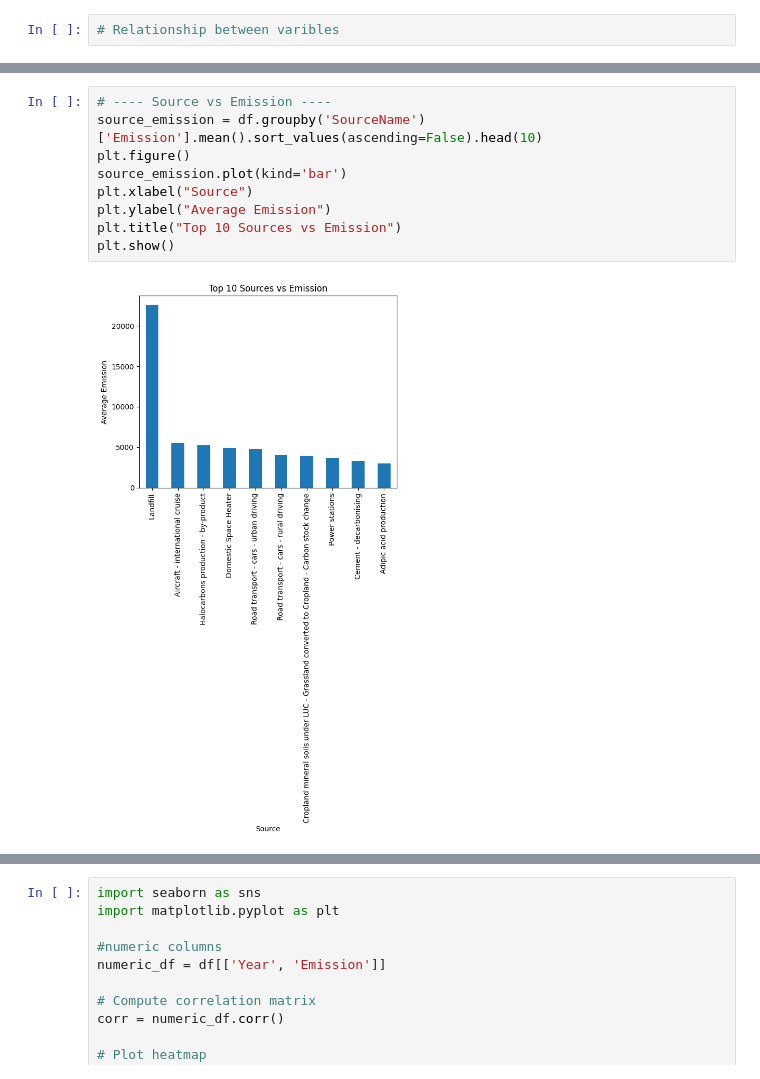
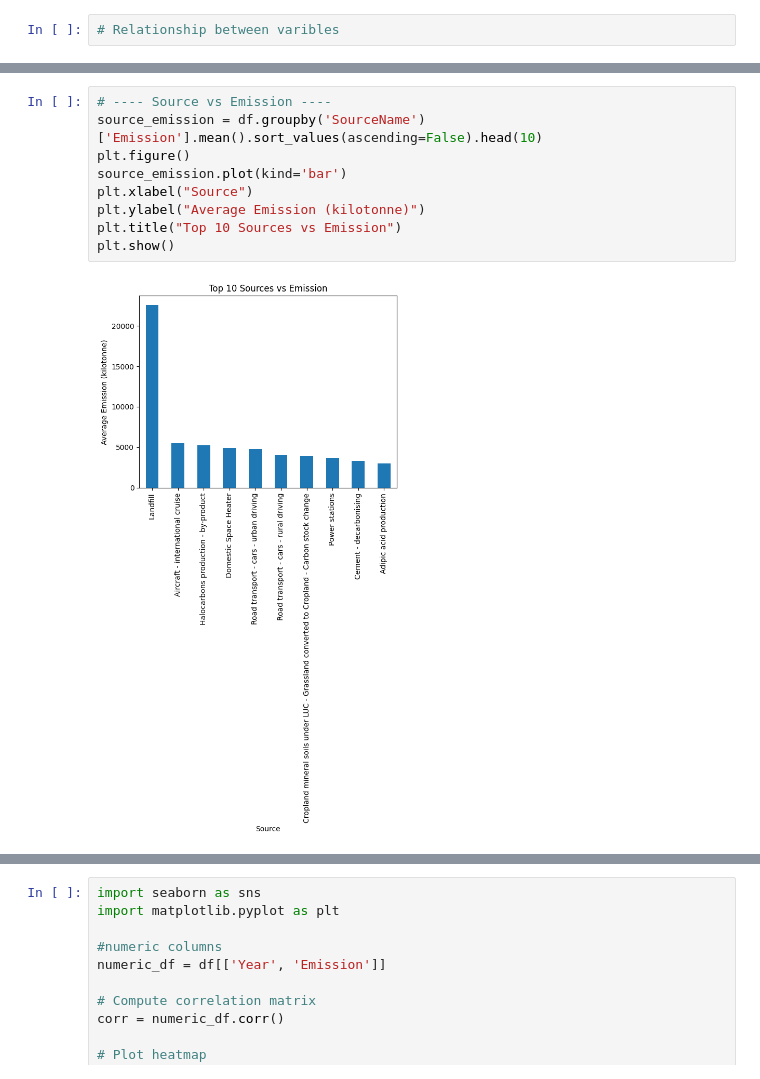
Before and after one commit to Valluru-Abhinaya/Data-Science-Final-Project, a Jupyter notebook: Final Project Code(DS).ipynb, the cells around one changed output, grey strips where cells are left out. Drawn from its saved outputs; the diff is of its cells as text.

```diff
--- a/Final Project Code(DS).ipynb
+++ b/Final Project Code(DS).ipynb
@@ -149,14 +149,14 @@ plt.show()
 # %%
 # ---- Source vs Emission ----
 source_emission = df.groupby('SourceName')['Emission'].mean().sort_values(ascending=False).head(10)
 plt.figure()
 source_emission.plot(kind='bar')
 plt.xlabel("Source")
-plt.ylabel("Average Emission")
+plt.ylabel("Average Emission (kilotonne)")
 plt.title("Top 10 Sources vs Emission")
 plt.show()
 # %% [output]
-[figure, old version]
+[figure, new version]
 # %%
 # ---- Activity vs Emission ----
 activity_emission = df.groupby('ActivityName')['Emission'].mean().sort_values(ascending=False).head(10)
```
Also changed, not shown: parts of 18 cells of this notebook.
